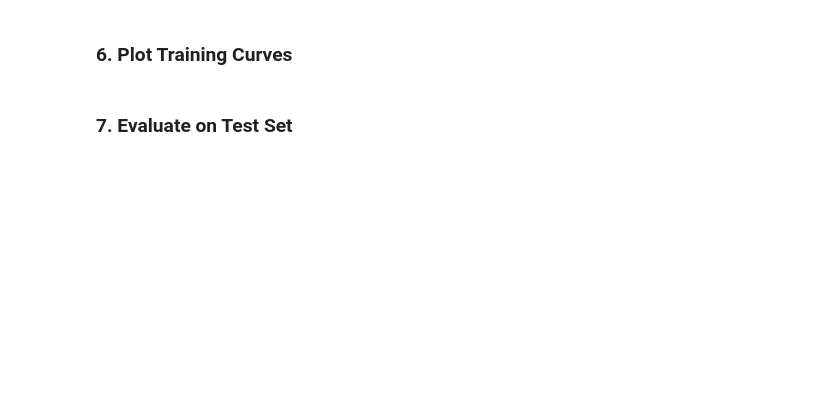
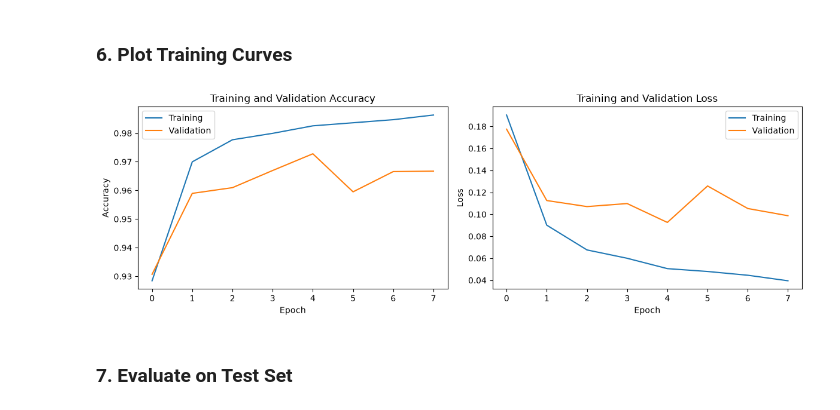
Before and after one commit to Anand-Patidar03/driver-drowsiness-detection, a Jupyter notebook: notebooks/03_model_training.ipynb, the cells around one changed output. Saved outputs shown, nothing was run; the diff lists cells and outputs as text; code cells hidden in the pictures; blank space fills up the shorter version.

```diff
--- a/notebooks/03_model_training.ipynb
+++ b/notebooks/03_model_training.ipynb
@@ -73,11 +120,17 @@ print("Model compiled.")
 # %% [markdown]
 ### 5. Train the Model
 # %%
-# Early stopping to prevent overfitting
-early_stop = callbacks.EarlyStopping(monitor='val_loss', patience=3, restore_best_weights=True)
+from tensorflow.keras import callbacks
+
+early_stop = callbacks.EarlyStopping(
+    monitor="val_loss",
+    patience=3,
+    restore_best_weights=True
+)
 
 history = model.fit(
-    X_train, y_train,
+    X_train,
+    y_train,
     validation_data=(X_val, y_val),
     epochs=10,
     batch_size=64,
@@ -88,21 +158,31 @@ history = model.fit(
 # %%
 plt.figure(figsize=(12, 4))
 
-# Accuracy Plot
+# Accuracy
 plt.subplot(1, 2, 1)
-plt.plot(history.history['accuracy'], label='Train Accuracy')
-plt.plot(history.history['val_accuracy'], label='Val Accuracy')
+plt.plot(history.history["accuracy"], label="Training")
+plt.plot(history.history["val_accuracy"], label="Validation")
+
+plt.title("Training and Validation Accuracy")
+plt.xlabel("Epoch")
+plt.ylabel("Accuracy")
 plt.legend()
-plt.title('Accuracy')
 
-# Loss Plot
+
+# Loss
 plt.subplot(1, 2, 2)
-plt.plot(history.history['loss'], label='Train Loss')
-plt.plot(history.history['val_loss'], label='Val Loss')
+plt.plot(history.history["loss"], label="Training")
+plt.plot(history.history["val_loss"], label="Validation")
+
+plt.title("Training and Validation Loss")
+plt.xlabel("Epoch")
+plt.ylabel("Loss")
 plt.legend()
-plt.title('Loss')
 
+plt.tight_layout()
 plt.show()
+# %% [output]
+[figure, added]
 # %% [markdown]
 ### 7. Evaluate on Test Set
 # %%
```
Also changed, not shown: parts of 8 cells of this notebook.
